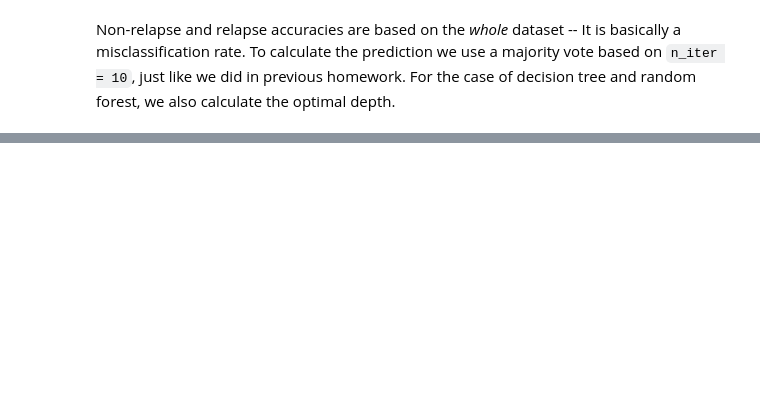
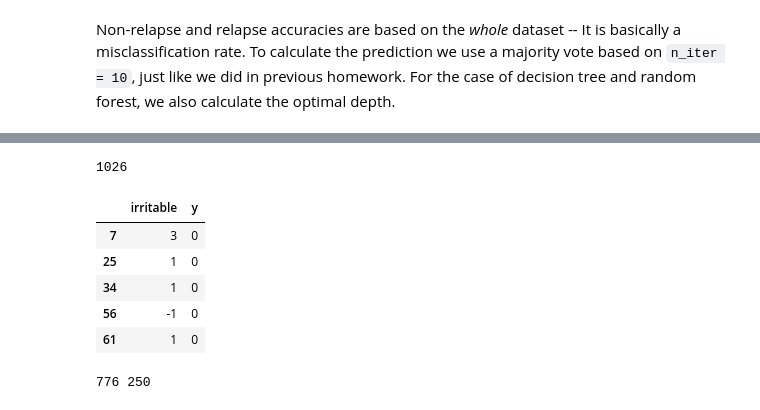
Before and after one commit to fbecerra/seizuresandepilepsy, a Jupyter notebook: explore_ncds_data.ipynb, the cells around one changed output, grey strips where cells are left out. Drawn from its saved outputs; the diff is of its cells as text; code cells hidden in the pictures; blank space fills up the shorter version.

```diff
--- a/explore_ncds_data.ipynb
+++ b/explore_ncds_data.ipynb
@@ -396,0 +809,24 @@ Non-relapse and relapse accuracies are based on the *whole* dataset -- It is bas
+# %%
+# Pie chart variable 'n1454', Variable label = Is child irritable, quick tempered
+irritable = list(data['n1454'])
+print len(irritable)
+
+d = {'irritable': irritable, 'y': y}
+demo_irritable = pd.DataFrame(data=d)
+demo_irritable.head()
+# %% [output]
+1026
+|  | irritable | y |
+| 7 | 3 | 0 |
+| 25 | 1 | 0 |
+| 34 | 1 | 0 |
+| 56 | -1 | 0 |
+| 61 | 1 | 0 |
+# %%
+demo_irritable0 = demo_irritable.query('y == 0')
+demo_irritable1 = demo_irritable.query('y == 1')
+total_y0 = len(demo_irritable0)
+total_y1 = len(demo_irritable1)
+print total_y0, total_y1
+# %% [output]
+776 250
```
Also changed, not shown: parts of 41 cells of this notebook.
